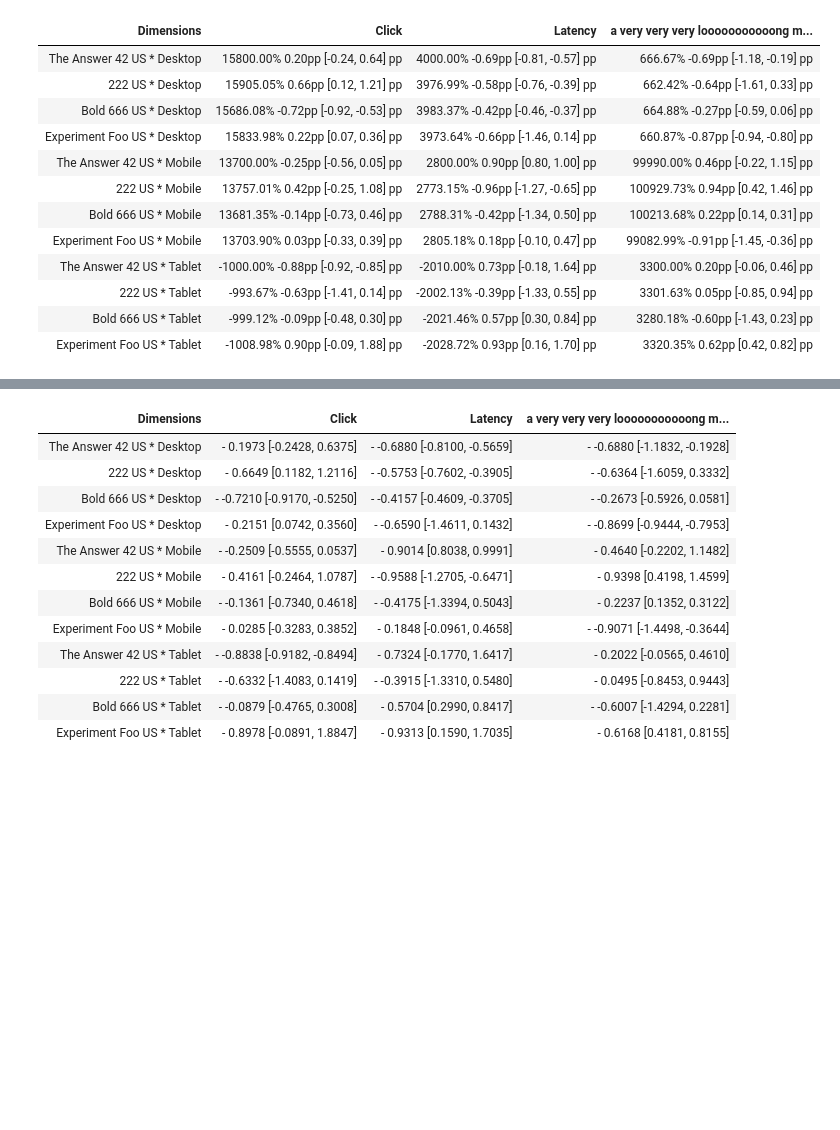
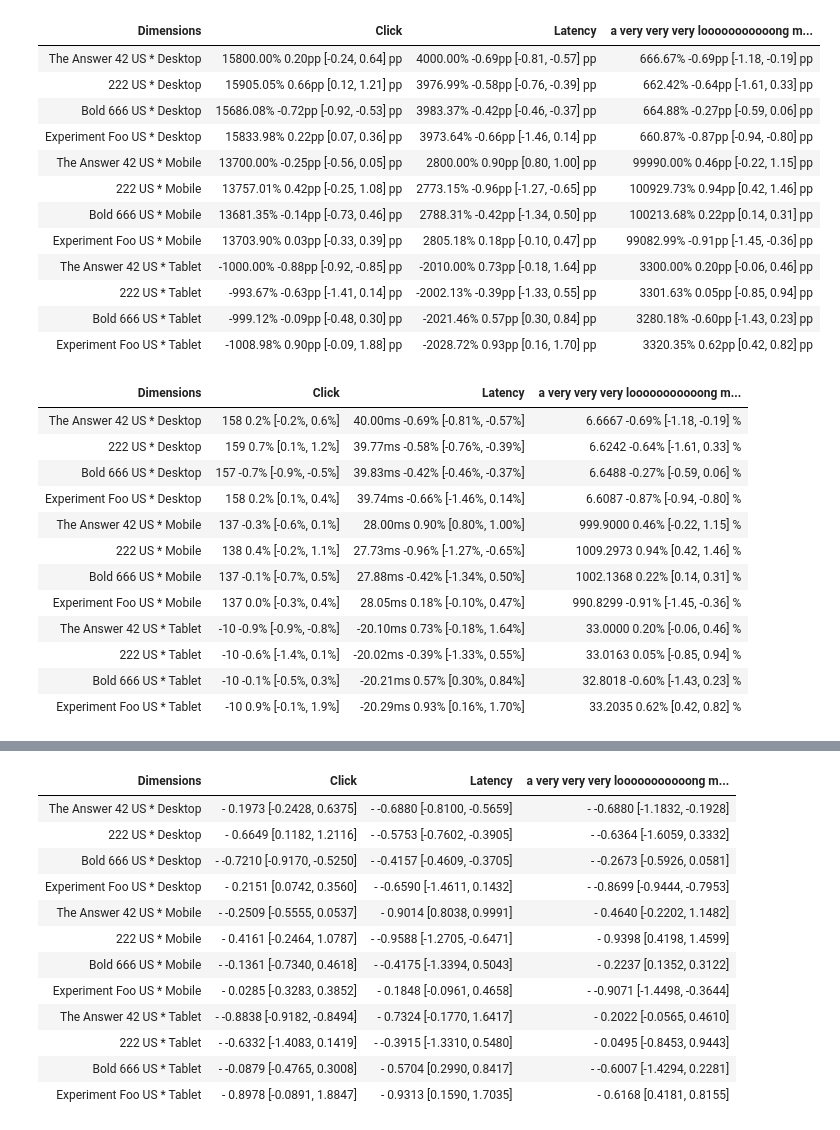
Before and after one commit to google/meterstick, a Jupyter notebook: confidence_interval_display_demo.ipynb, the cells around one changed output, grey strips where cells are left out. Cells and saved outputs as stored; diff of their text form; code cells hidden in the pictures; blank space fills up the shorter version.

```diff
--- a/confidence_interval_display_demo.ipynb
+++ b/confidence_interval_display_demo.ipynb
@@ -315,3 +315,28 @@ confidence_interval_display.render(
 | 222 US * Tablet | -993.67% -0.63pp [-1.41, 0.14] pp | -2002.13% -0.39pp [-1.33, 0.55] pp | 3301.63% 0.05pp [-0.85, 0.94] pp |
 | Bold 666 US * Tablet | -999.12% -0.09pp [-0.48, 0.30] pp | -2021.46% 0.57pp [0.30, 0.84] pp | 3280.18% -0.60pp [-1.43, 0.23] pp |
 | Experiment Foo US * Tablet | -1008.98% 0.90pp [-0.09, 1.88] pp | -2028.72% 0.93pp [0.16, 1.70] pp | 3320.35% 0.62pp [0.42, 0.82] pp |
+# %%
+# You can specify different formats for each metric using a dictionary keyed by
+# metric name, with an optional 'default' fallback.
+confidence_interval_display.render(
+    test_df,
+    metric_formats={
+        'Click': {'Value': '{:,.0f}', 'Ratio': '{:.1f}%'},
+        'Latency': {'Value': '{:.2f}ms', 'Ratio': '{:.2f}%'},
+        'default': {'Value': 'absolute', 'Ratio': 'percent'},
+    },
+)
+# %% [output]
+| Dimensions | Click | Latency | a very very very looooooooooong m... |
+| The Answer 42 US * Desktop | 158 0.2% [-0.2%, 0.6%] | 40.00ms -0.69% [-0.81%, -0.57%] | 6.6667 -0.69% [-1.18, -0.19] % |
+| 222 US * Desktop | 159 0.7% [0.1%, 1.2%] | 39.77ms -0.58% [-0.76%, -0.39%] | 6.6242 -0.64% [-1.61, 0.33] % |
+| Bold 666 US * Desktop | 157 -0.7% [-0.9%, -0.5%] | 39.83ms -0.42% [-0.46%, -0.37%] | 6.6488 -0.27% [-0.59, 0.06] % |
+| Experiment Foo US * Desktop | 158 0.2% [0.1%, 0.4%] | 39.74ms -0.66% [-1.46%, 0.14%] | 6.6087 -0.87% [-0.94, -0.80] % |
+| The Answer 42 US * Mobile | 137 -0.3% [-0.6%, 0.1%] | 28.00ms 0.90% [0.80%, 1.00%] | 999.9000 0.46% [-0.22, 1.15] % |
+| 222 US * Mobile | 138 0.4% [-0.2%, 1.1%] | 27.73ms -0.96% [-1.27%, -0.65%] | 1009.2973 0.94% [0.42, 1.46] % |
+| Bold 666 US * Mobile | 137 -0.1% [-0.7%, 0.5%] | 27.88ms -0.42% [-1.34%, 0.50%] | 1002.1368 0.22% [0.14, 0.31] % |
+| Experiment Foo US * Mobile | 137 0.0% [-0.3%, 0.4%] | 28.05ms 0.18% [-0.10%, 0.47%] | 990.8299 -0.91% [-1.45, -0.36] % |
+| The Answer 42 US * Tablet | -10 -0.9% [-0.9%, -0.8%] | -20.10ms 0.73% [-0.18%, 1.64%] | 33.0000 0.20% [-0.06, 0.46] % |
+| 222 US * Tablet | -10 -0.6% [-1.4%, 0.1%] | -20.02ms -0.39% [-1.33%, 0.55%] | 33.0163 0.05% [-0.85, 0.94] % |
+| Bold 666 US * Tablet | -10 -0.1% [-0.5%, 0.3%] | -20.21ms 0.57% [0.30%, 0.84%] | 32.8018 -0.60% [-1.43, 0.23] % |
+| Experiment Foo US * Tablet | -10 0.9% [-0.1%, 1.9%] | -20.29ms 0.93% [0.16%, 1.70%] | 33.2035 0.62% [0.42, 0.82] % |
```
Also changed, not shown: parts of 1 cell of this notebook, 3 other files.
